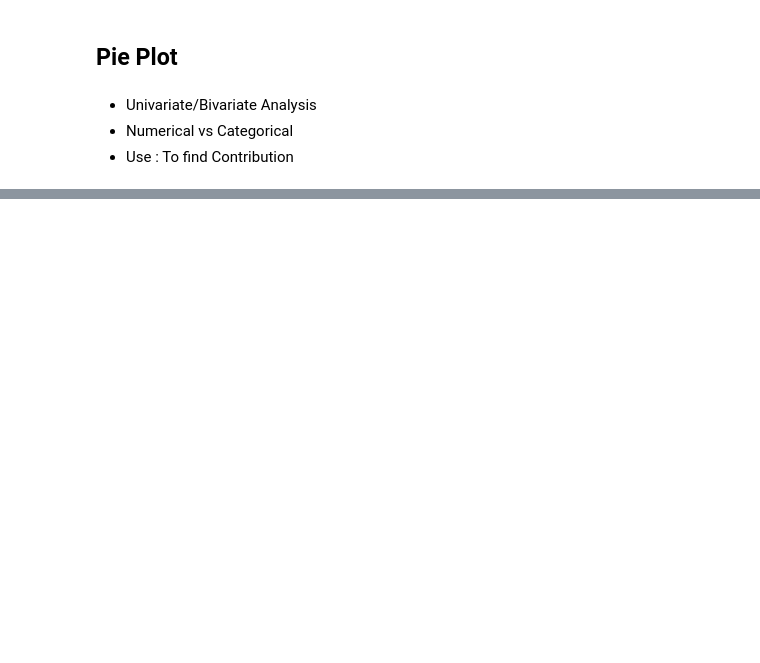
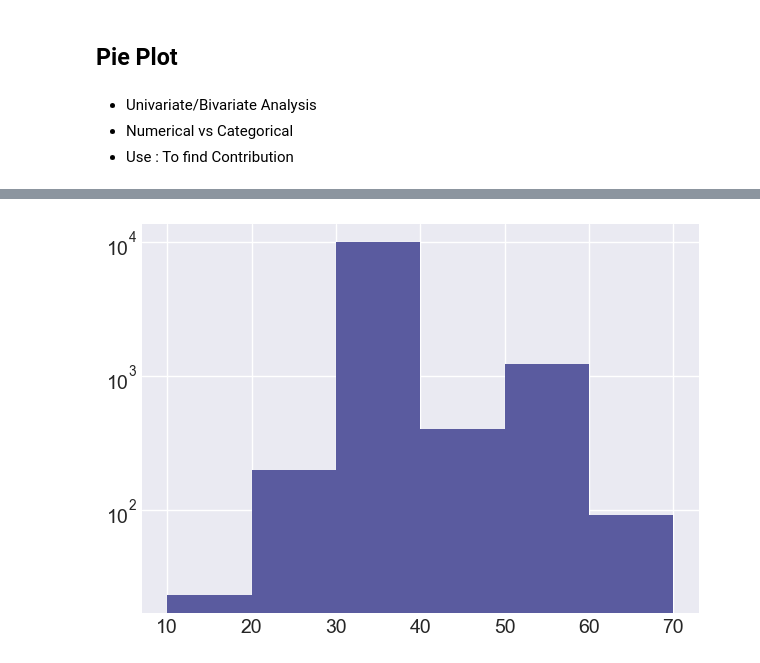
Before and after one commit to JARVIS20240/Python_pandas_for_DS-ML, a Jupyter notebook: Ch-8_MatplotLib/01_Basic.ipynb, the cells around one changed output, grey strips where cells are left out. Cells and saved outputs as stored; diff of their text form; code cells hidden in the pictures; blank space fills up the shorter version.

```diff
--- a/Ch-8_MatplotLib/01_Basic.ipynb
+++ b/Ch-8_MatplotLib/01_Basic.ipynb
@@ -270,0 +307,12 @@ plt.show()
+# %%
+# plt.style.use("fivethirtyeight")
+plt.style.use('https://github.com/dhaitz/matplotlib-stylesheets/raw/master/pacoty.mplstyle')
+# plt.style.use('https://github.com/dhaitz/matplotlib-stylesheets/raw/master/pitayasmoothie-dark.mplstyle')
+# %%
+arr = np.load("D:/Code/Python/PY_PANDAS/Ch-8_MatplotLib/CSVs/big-array.npy")
+arr.shape
+
+plt.hist(arr, bins=[10,20,30,40,50,60,70], log=True)
+plt.show()
+# %% [output]
+[figure, added]
```
Also changed, not shown: parts of 24 cells of this notebook, 1 other file.
